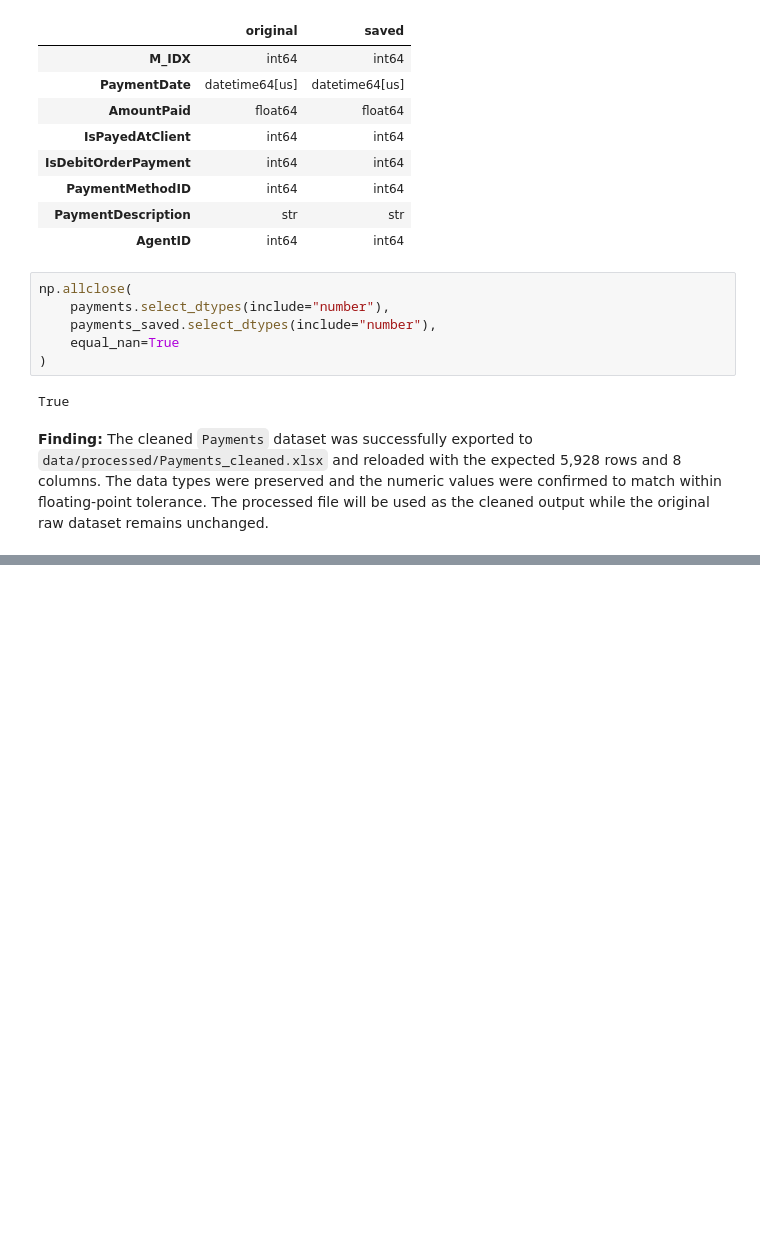
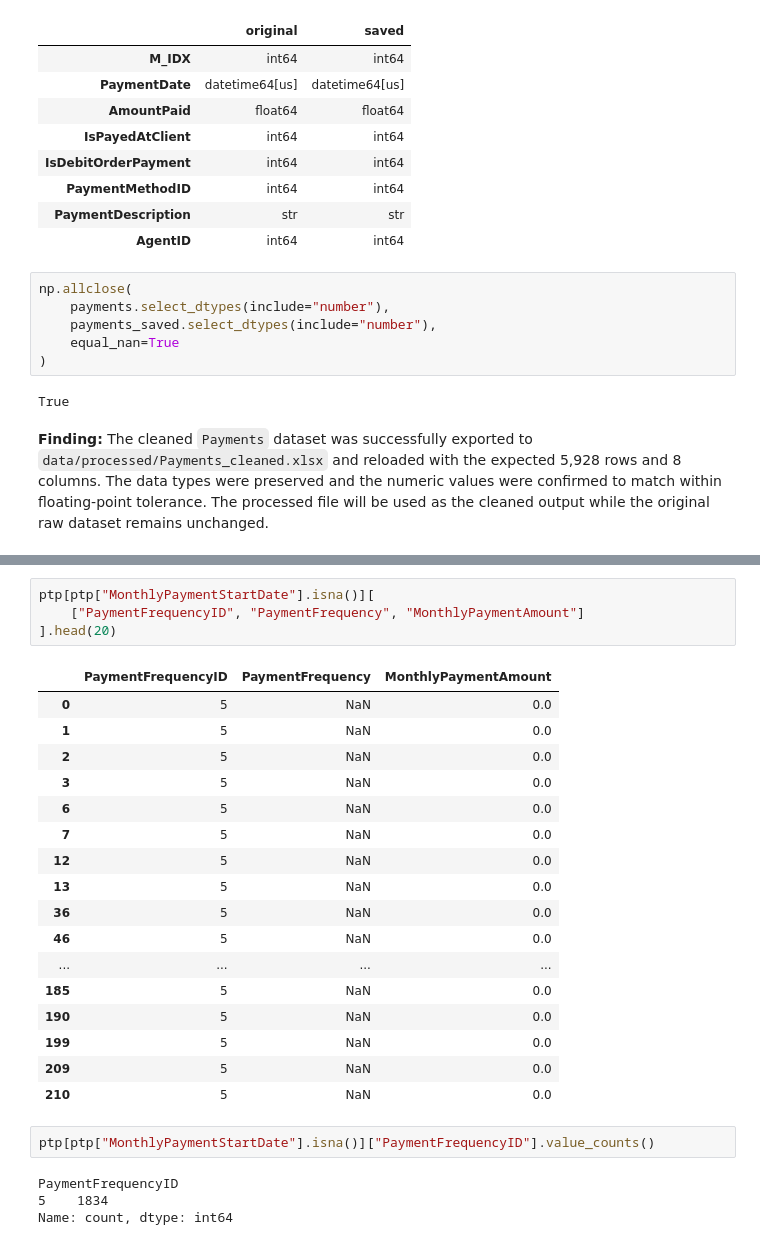
Before and after one commit to JamieJ0401/debt-collection-prediction, a Jupyter notebook: notebooks/02_data_cleaning.ipynb, the cells around one changed output, grey strips where cells are left out. Saved outputs shown, nothing was run; the diff lists cells and outputs as text; blank space fills up the shorter version.

```diff
--- a/notebooks/02_data_cleaning.ipynb
+++ b/notebooks/02_data_cleaning.ipynb
@@ -1123,0 +1222,28 @@ True
+# %%
+ptp[ptp["MonthlyPaymentStartDate"].isna()][
+    ["PaymentFrequencyID", "PaymentFrequency", "MonthlyPaymentAmount"]
+].head(20)
+# %% [output]
+|  | PaymentFrequencyID | PaymentFrequency | MonthlyPaymentAmount |
+| 0 | 5 | NaN | 0.0 |
+| 1 | 5 | NaN | 0.0 |
+| 2 | 5 | NaN | 0.0 |
+| 3 | 5 | NaN | 0.0 |
+| 6 | 5 | NaN | 0.0 |
+| 7 | 5 | NaN | 0.0 |
+| 12 | 5 | NaN | 0.0 |
+| 13 | 5 | NaN | 0.0 |
+| 36 | 5 | NaN | 0.0 |
+| 46 | 5 | NaN | 0.0 |
+| ... | ... | ... | ... |
+| 185 | 5 | NaN | 0.0 |
+| 190 | 5 | NaN | 0.0 |
+| 199 | 5 | NaN | 0.0 |
+| 209 | 5 | NaN | 0.0 |
+| 210 | 5 | NaN | 0.0 |
+# %%
+ptp[ptp["MonthlyPaymentStartDate"].isna()]["PaymentFrequencyID"].value_counts()
+# %% [output]
+PaymentFrequencyID
+5    1834
+Name: count, dtype: int64
```
Also changed, not shown: parts of 103 cells of this notebook.
